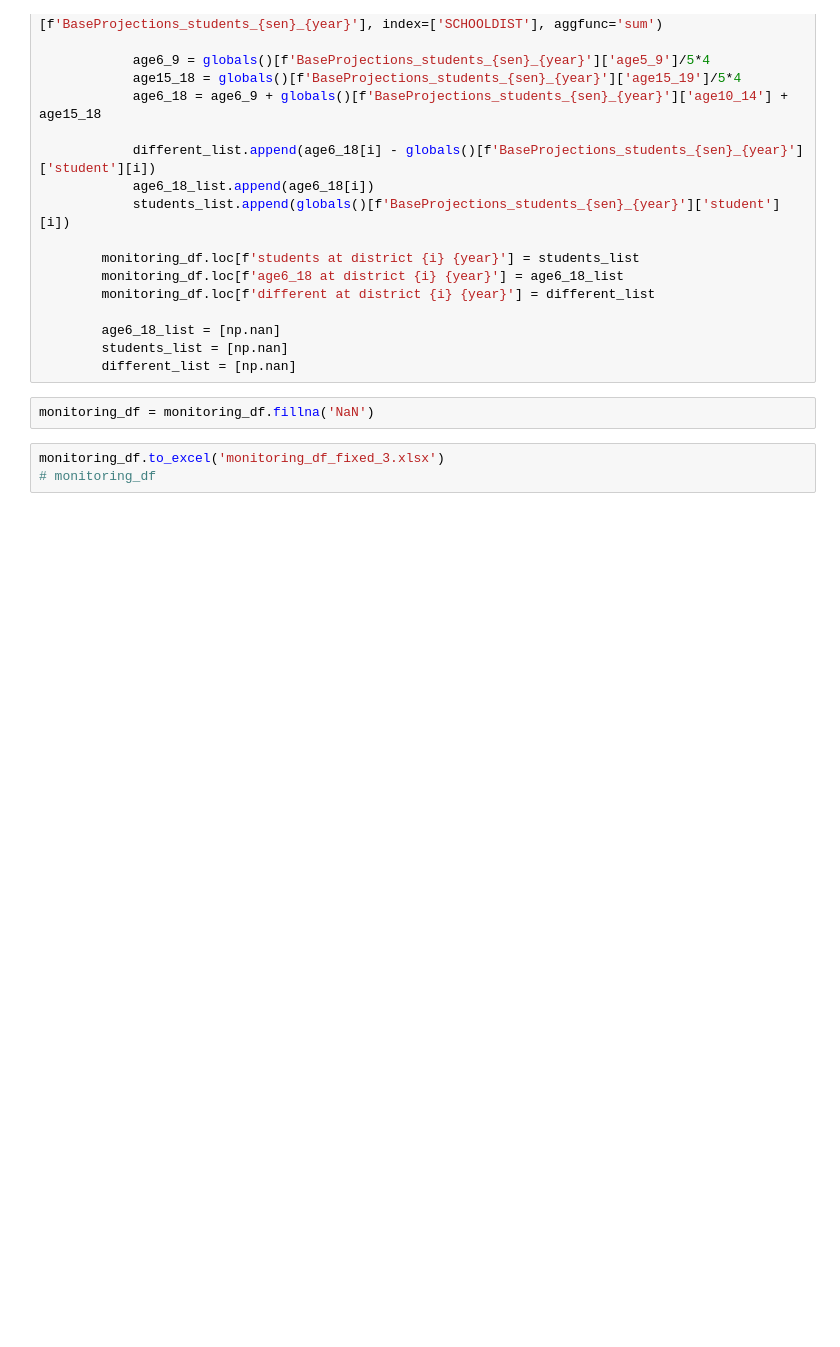
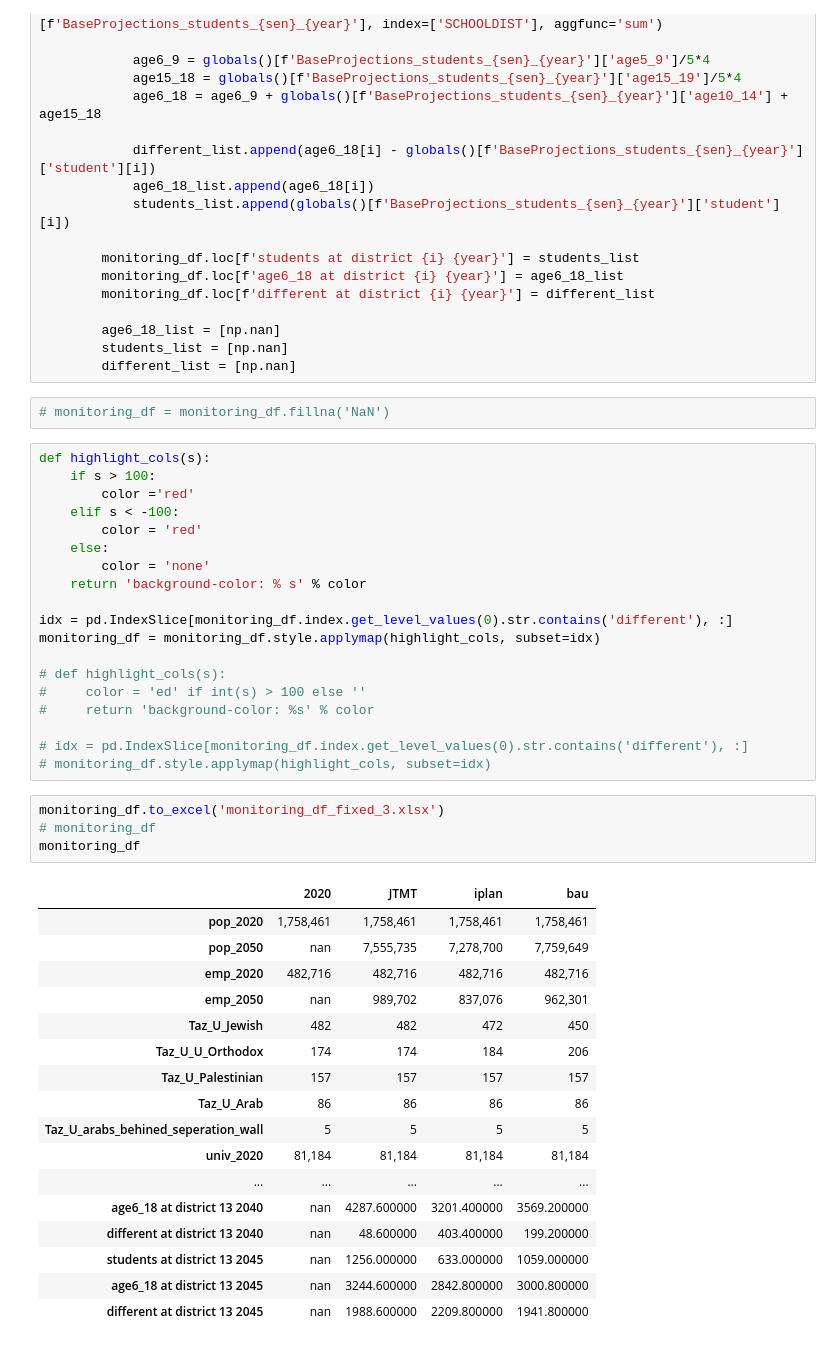
Before and after one commit to JTMPT/forecast, a Jupyter notebook: create_forecast_basic/utils/monitoring_df.ipynb, the cells around one changed output. Saved outputs shown, nothing was run; the diff lists cells and outputs as text; blank space fills up the shorter version.

Commit message:
DP: create_forecast_basic - utils - monitoring_df.ipynb - styling different at district per year

```diff
--- a/create_forecast_basic/utils/monitoring_df.ipynb
+++ b/create_forecast_basic/utils/monitoring_df.ipynb
@@ -336,7 +336,45 @@ for i, SCHOOLDIST in enumerate(SCHOOLDISTS.index):
         students_list = [np.nan]
         different_list = [np.nan]
 # %%
-monitoring_df = monitoring_df.fillna('NaN')
+# monitoring_df = monitoring_df.fillna('NaN')
+# %%
+def highlight_cols(s):
+    if s > 100:
+        color ='red'
+    elif s < -100:
+        color = 'red'
+    else:
+        color = 'none'
+    return 'background-color: % s' % color
+
+idx = pd.IndexSlice[monitoring_df.index.get_level_values(0).str.contains('different'), :]
+monitoring_df = monitoring_df.style.applymap(highlight_cols, subset=idx)
+
+# def highlight_cols(s):
+#     color = 'ed' if int(s) > 100 else ''
+#     return 'background-color: %s' % color
+
+# idx = pd.IndexSlice[monitoring_df.index.get_level_values(0).str.contains('different'), :]
+# monitoring_df.style.applymap(highlight_cols, subset=idx)
 # %%
 monitoring_df.to_excel('monitoring_df_fixed_3.xlsx')
 # monitoring_df
+monitoring_df
+# %% [output]
+|  | 2020 | JTMT | iplan | bau |
+| pop_2020 | 1,758,461 | 1,758,461 | 1,758,461 | 1,758,461 |
+| pop_2050 | nan | 7,555,735 | 7,278,700 | 7,759,649 |
+| emp_2020 | 482,716 | 482,716 | 482,716 | 482,716 |
+| emp_2050 | nan | 989,702 | 837,076 | 962,301 |
+| Taz_U_Jewish | 482 | 482 | 472 | 450 |
+| Taz_U_U_Orthodox | 174 | 174 | 184 | 206 |
+| Taz_U_Palestinian | 157 | 157 | 157 | 157 |
+| Taz_U_Arab | 86 | 86 | 86 | 86 |
+| Taz_U_arabs_behined_seperation_wall | 5 | 5 | 5 | 5 |
+| univ_2020 | 81,184 | 81,184 | 81,184 | 81,184 |
+| ... | ... | ... | ... | ... |
+| age6_18 at district 13 2040 | nan | 4287.600000 | 3201.400000 | 3569.200000 |
+| different at district 13 2040 | nan | 48.600000 | 403.400000 | 199.200000 |
+| students at district 13 2045 | nan | 1256.000000 | 633.000000 | 1059.000000 |
+| age6_18 at district 13 2045 | nan | 3244.600000 | 2842.800000 | 3000.800000 |
+| different at district 13 2045 | nan | 1988.600000 | 2209.800000 | 1941.800000 |
```
Also changed, not shown: parts of 1 cell of this notebook, 3 other files.
